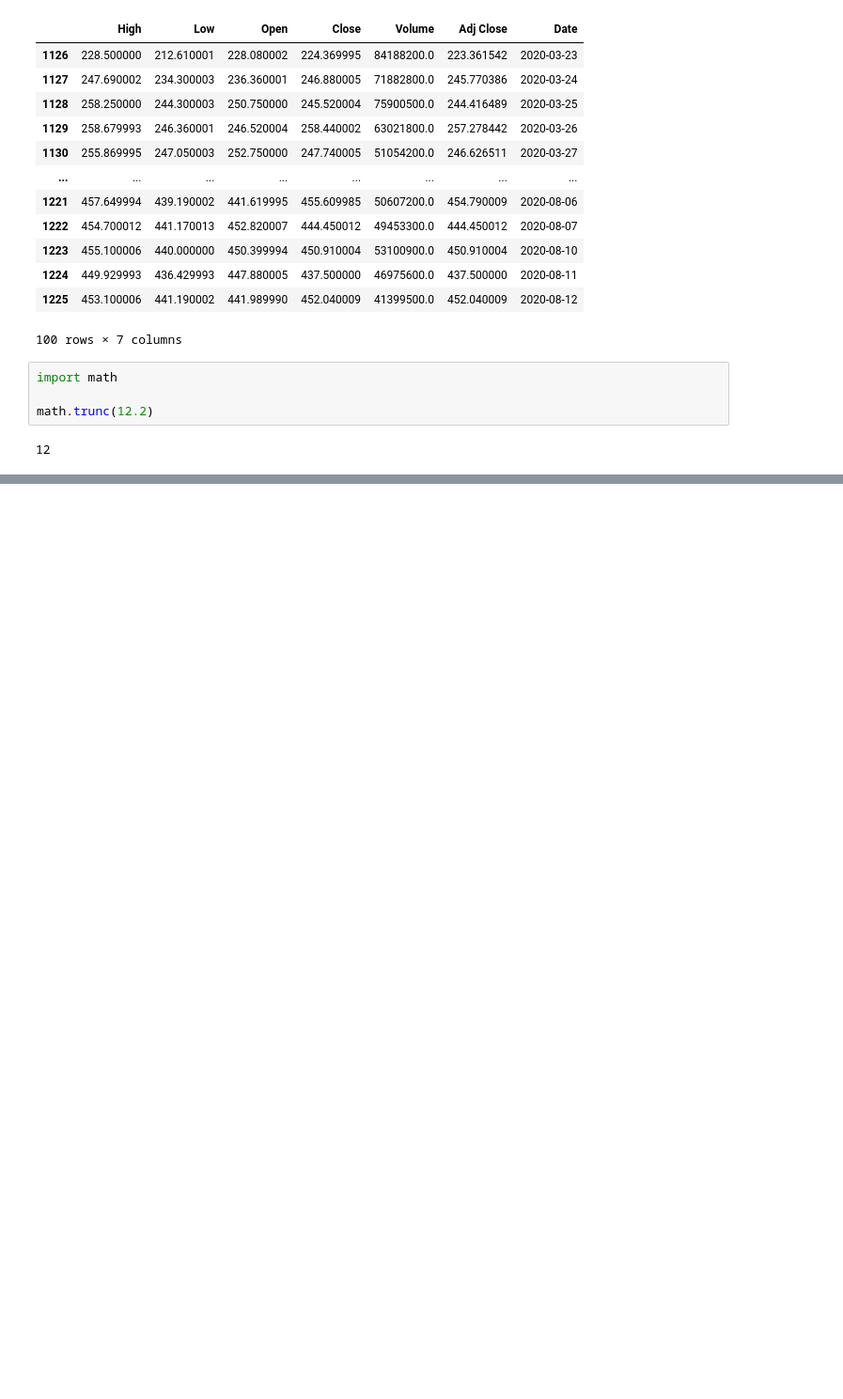
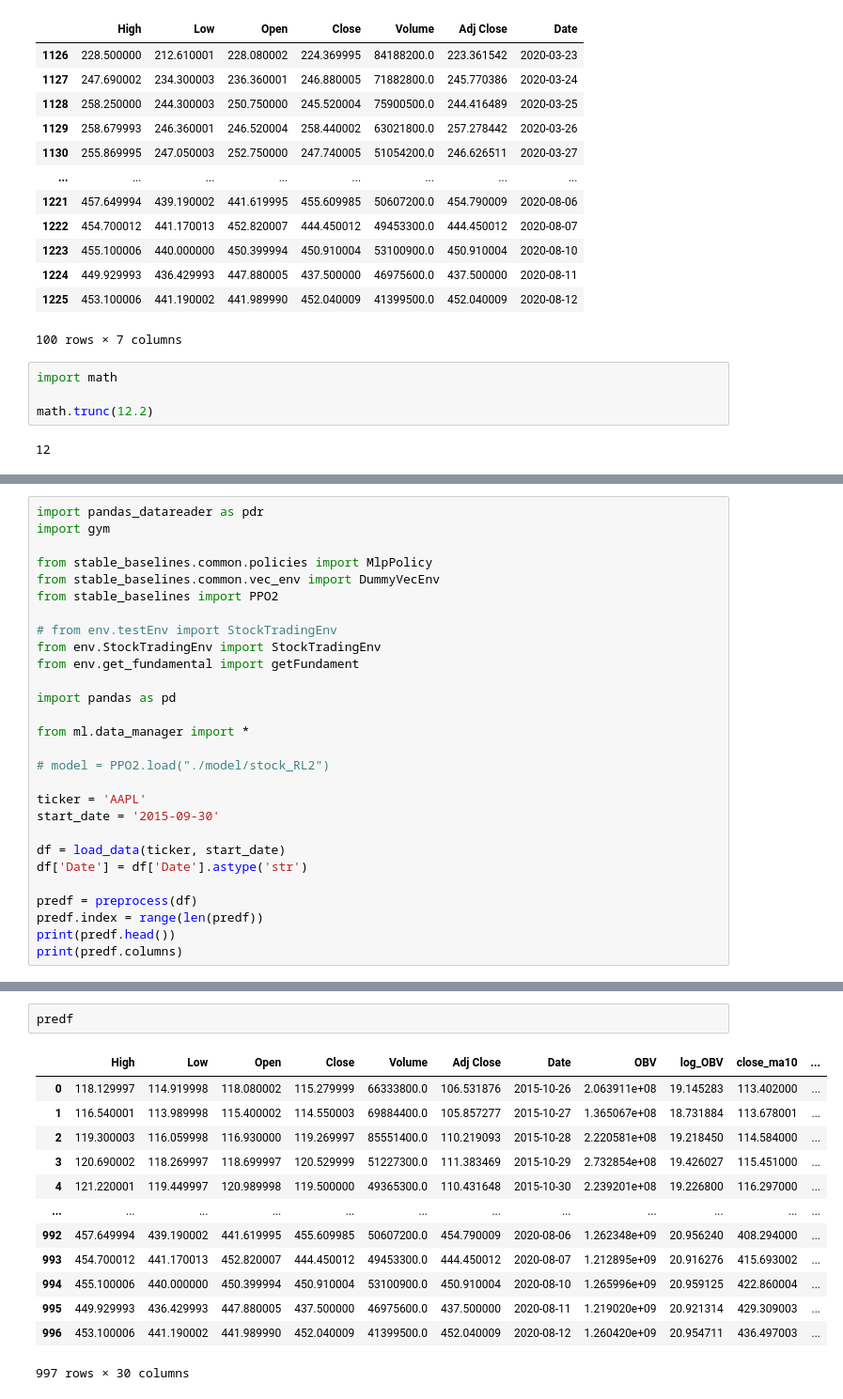
Before and after one commit to Pjus/stockRl, a Jupyter notebook: Untitled1.ipynb, the cells around one changed output, grey strips where cells are left out. Shown at 94% size. Saved outputs shown, nothing was run; the diff lists cells and outputs as text; blank space fills up the shorter version.

```diff
--- a/Untitled1.ipynb
+++ b/Untitled1.ipynb
@@ -270,0 +300,28 @@ math.trunc(12.2)
+# %%
+import pandas_datareader as pdr
+import gym
+
+from stable_baselines.common.policies import MlpPolicy
+from stable_baselines.common.vec_env import DummyVecEnv
+from stable_baselines import PPO2
+
+# from env.testEnv import StockTradingEnv
+from env.StockTradingEnv import StockTradingEnv
+from env.get_fundamental import getFundament
+
+import pandas as pd
+
+from ml.data_manager import *
+
+# model = PPO2.load("./model/stock_RL2")
+
+ticker = 'AAPL'
+start_date = '2015-09-30'
+
+df = load_data(ticker, start_date)
+df['Date'] = df['Date'].astype('str')
+
+predf = preprocess(df)
+predf.index = range(len(predf))
+print(predf.head())
+print(predf.columns)
@@ -270,0 +359,16 @@ math.trunc(12.2)
+# %%
+predf
+# %% [output]
+|  | High | Low | Open | Close | Volume | Adj Close | Date | OBV | log_OBV | close_ma10 | ... |
+| 0 | 118.129997 | 114.919998 | 118.080002 | 115.279999 | 66333800.0 | 106.531876 | 2015-10-26 | 2.063911e+08 | 19.145283 | 113.402000 | ... |
+| 1 | 116.540001 | 113.989998 | 115.400002 | 114.550003 | 69884400.0 | 105.857277 | 2015-10-27 | 1.365067e+08 | 18.731884 | 113.678001 | ... |
+| 2 | 119.300003 | 116.059998 | 116.930000 | 119.269997 | 85551400.0 | 110.219093 | 2015-10-28 | 2.220581e+08 | 19.218450 | 114.584000 | ... |
+| 3 | 120.690002 | 118.269997 | 118.699997 | 120.529999 | 51227300.0 | 111.383469 | 2015-10-29 | 2.732854e+08 | 19.426027 | 115.451000 | ... |
+| 4 | 121.220001 | 119.449997 | 120.989998 | 119.500000 | 49365300.0 | 110.431648 | 2015-10-30 | 2.239201e+08 | 19.226800 | 116.297000 | ... |
+| ... | ... | ... | ... | ... | ... | ... | ... | ... | ... | ... | ... |
+| 992 | 457.649994 | 439.190002 | 441.619995 | 455.609985 | 50607200.0 | 454.790009 | 2020-08-06 | 1.262348e+09 | 20.956240 | 408.294000 | ... |
+| 993 | 454.700012 | 441.170013 | 452.820007 | 444.450012 | 49453300.0 | 444.450012 | 2020-08-07 | 1.212895e+09 | 20.916276 | 415.693002 | ... |
+| 994 | 455.100006 | 440.000000 | 450.399994 | 450.910004 | 53100900.0 | 450.910004 | 2020-08-10 | 1.265996e+09 | 20.959125 | 422.860004 | ... |
+| 995 | 449.929993 | 436.429993 | 447.880005 | 437.500000 | 46975600.0 | 437.500000 | 2020-08-11 | 1.219020e+09 | 20.921314 | 429.309003 | ... |
+| 996 | 453.100006 | 441.190002 | 441.989990 | 452.040009 | 41399500.0 | 452.040009 | 2020-08-12 | 1.260420e+09 | 20.954711 | 436.497003 | ... |
+997 rows × 30 columns
```
Also changed, not shown: parts of 3 cells of this notebook, 4 other files.
